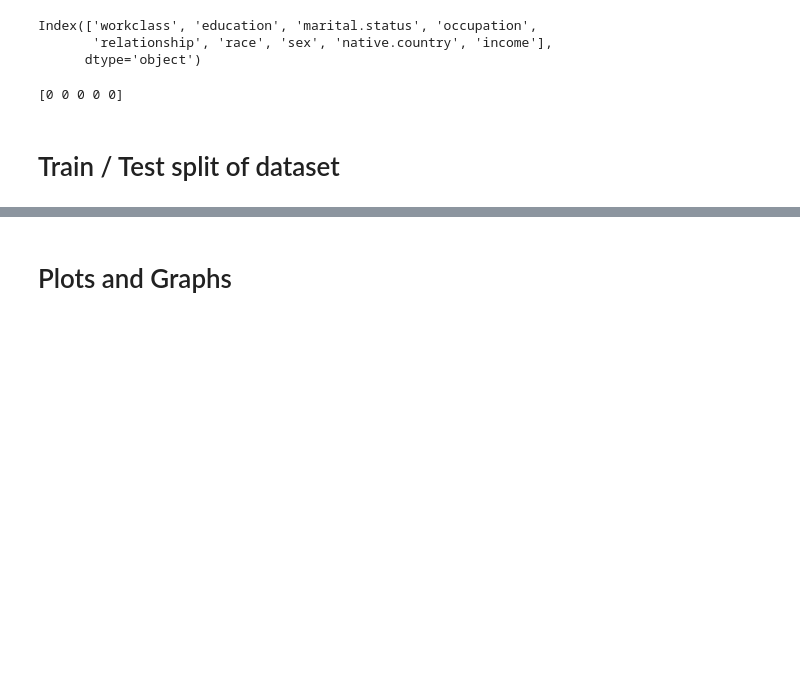
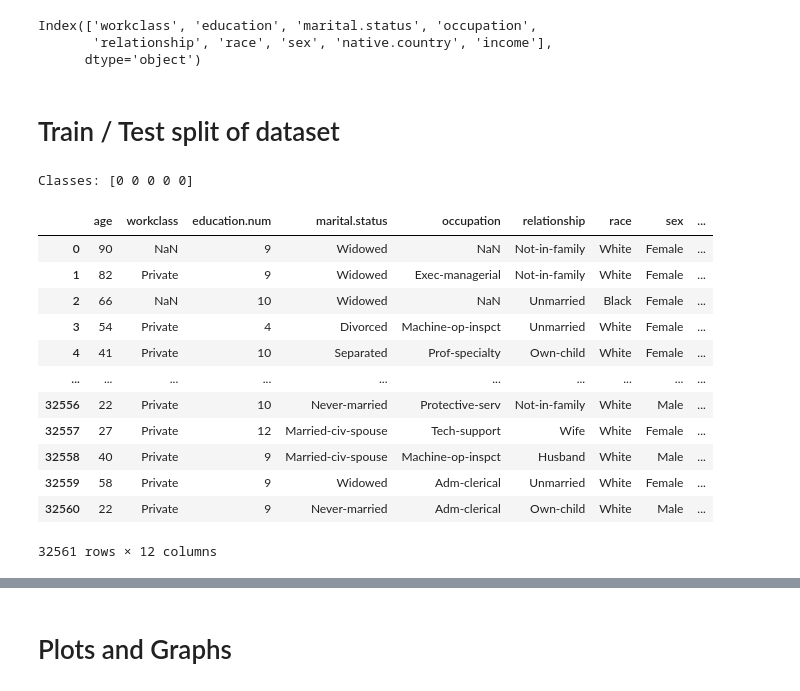
Before and after one commit to SP103-RedBlackBox/XAI-BlackBox-Project, a Jupyter notebook: notebooks/Training.ipynb, the cells around one changed output, grey strips where cells are left out. Drawn from its saved outputs; the diff is of its cells as text; code cells hidden in the pictures; blank space fills up the shorter version.

```diff
--- a/notebooks/Training.ipynb
+++ b/notebooks/Training.ipynb
@@ -7,14 +7,19 @@ import numpy as np
 import time
 import xgboost as xgb
 import os
+import joblib
 from xgboost import XGBClassifier
 from sklearn.model_selection import train_test_split
-from sklearn.preprocessing import LabelEncoder
+from sklearn.preprocessing import LabelEncoder, OneHotEncoder
+from sklearn.compose import ColumnTransformer
+from sklearn.pipeline import Pipeline
 from sklearn.metrics import accuracy_score, classification_report, confusion_matrix
+from pathlib import Path
 
 # Load the dataset
-os.chdir('..')
-data = pd.read_csv('data/adult.csv', delimiter=',')
+root_dir = Path().resolve().parent
+data_path = root_dir / 'data' / 'adult.csv'
+data = pd.read_csv(data_path, delimiter=',')
 
 # Drop 'fnlwgt' column as it's not needed for analysis
 data.drop('fnlwgt', axis=1, inplace=True)
@@ -87,16 +92,30 @@ print(categorical_cols)
 Index(['workclass', 'education', 'marital.status', 'occupation',
        'relationship', 'race', 'sex', 'native.country', 'income'],
       dtype='object')
+# %% [markdown]
+# Train / Test split of dataset
 # %%
-# One hot encode categorical variables and label encode the target variable
+# Separate features and target variable
 X = data.drop(['income', 'education'], axis=1)
-X = pd.get_dummies(X, drop_first=True)
 
+# Label encode target variable
 le = LabelEncoder()
 y = le.fit_transform(data['income'])
 
-print(y[:5])  # Print the first 5 encoded labels
+print('Classes:', y[:5])
+X
 # %% [output]
-[0 0 0 0 0]
+Classes: [0 0 0 0 0]
+|  | age | workclass | education.num | marital.status | occupation | relationship | race | sex | ... |
+| 0 | 90 | NaN | 9 | Widowed | NaN | Not-in-family | White | Female | ... |
+| 1 | 82 | Private | 9 | Widowed | Exec-managerial | Not-in-family | White | Female | ... |
+| 2 | 66 | NaN | 10 | Widowed | NaN | Unmarried | Black | Female | ... |
+| 3 | 54 | Private | 4 | Divorced | Machine-op-inspct | Unmarried | White | Female | ... |
+| 4 | 41 | Private | 10 | Separated | Prof-specialty | Own-child | White | Female | ... |
+| ... | ... | ... | ... | ... | ... | ... | ... | ... | ... |
+| 32556 | 22 | Private | 10 | Never-married | Protective-serv | Not-in-family | White | Male | ... |
+| 32557 | 27 | Private | 12 | Married-civ-spouse | Tech-support | Wife | White | Female | ... |
+| 32558 | 40 | Private | 9 | Married-civ-spouse | Machine-op-inspct | Husband | White | Male | ... |
+| 32559 | 58 | Private | 9 | Widowed | Adm-clerical | Unmarried | White | Female | ... |
+| 32560 | 22 | Private | 9 | Never-married | Adm-clerical | Own-child | White | Male | ... |
+32561 rows × 12 columns
-# %% [markdown]
-# Train / Test split of dataset
```
Also changed, not shown: parts of 6 cells of this notebook.
